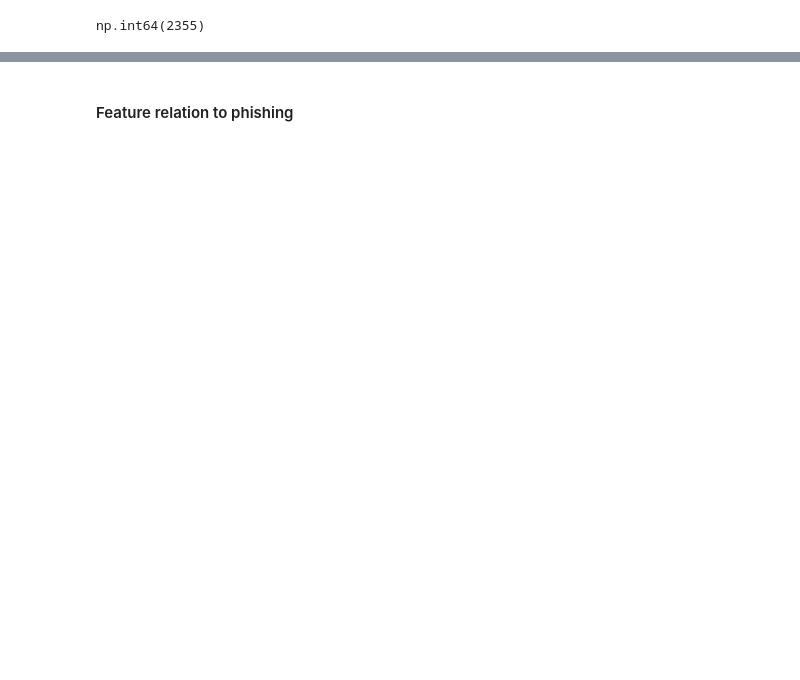
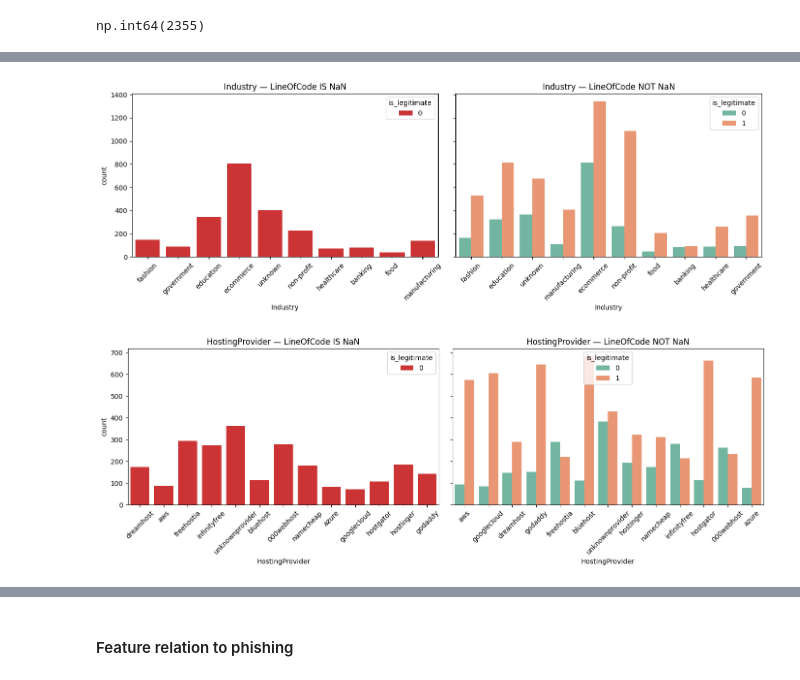
Before and after one commit to CatoYang/AIAP-Assessments, a Jupyter notebook: AIAP22 EDA.ipynb, the cells around one changed output, grey strips where cells are left out. Drawn from its saved outputs; the diff is of its cells as text; code cells hidden in the pictures; blank space fills up the shorter version.

```diff
--- a/AIAP22 EDA.ipynb
+++ b/AIAP22 EDA.ipynb
@@ -213,5 +277,6 @@ df_data.head()
 # %%
-# Renaming to make features clearer, dtype conversion for memory saving
+# Renaming to make feature name more intuitive
+df_data.rename(columns={"Robots": "has_robotstxt"}, inplace=True)
 # %% [markdown]
 #### Rename `label` to `is_legitimate`
 # %%
@@ -234 +328,14 @@ array(['DreamHost', 'AWS', 'Google Cloud', 'GoDaddy', 'Freehostia',
+# %%
+# Basic cleaning of strings
+for col in df_data.select_dtypes(include=['object', 'string']):
+        df_data[col] = (
+            df_data[col]
+            .str.lower()                            # Converts text to lowercase
+            .str.strip()                            # Strip leading/trailing whitespace
+            .str.replace(r'\s+', '', regex=True)    # Remove all whitespace (including between words)
+            .str.replace('_', '', regex=False)      # Remove all underscores
+            .str.replace('.', '', regex=False)      # Remove all periods
+        )
+# Most of this is unnecessary for this dataset considering we only need to strip trailing whitespace for `eCommerce `
+# but we do this in case other datasets would require more robust cleaning to intergrate.
 # %% [markdown]
@@ -275,0 +369,39 @@ df_nan.head()
+# %%
+# Sepearting Nan from Non-Nans to see if theres a distinction
+df_nan = df_data[df_data['LineOfCode'].isna()]
+df_non = df_data[df_data['LineOfCode'].notna()]
+# %%
+# Plotting both populations against categorical features
+cat_features = df_data.select_dtypes(include=['object']).columns.tolist()
+cat_features = [c for c in cat_features if c not in ['LineOfCode']]
+
+for col in cat_features:
+    fig, axes = plt.subplots(1, 2, figsize=(14, 5), sharey=True)
+
+    # Left: NaN group
+    sns.countplot(
+        data=df_nan,
+        x=col,
+        hue='is_legitimate',
+        ax=axes[0],
+        palette='Set1'
+    )
+    axes[0].set_title(f"{col} — LineOfCode IS NaN")
+    axes[0].tick_params(axis='x', rotation=45)
+
+    # Right: Non-NaN group
+    sns.countplot(
+        data=df_non,
+        x=col,
+        hue='is_legitimate',
+        ax=axes[1],
+        palette='Set2'
+    )
+    axes[1].set_title(f"{col} — LineOfCode NOT NaN")
+    axes[1].tick_params(axis='x', rotation=45)
+
+    plt.tight_layout()
+    plt.show()
+# %% [output]
+[figure, added]
+[figure, added]
```
Also changed, not shown: parts of 49 cells of this notebook, 2 other files.
